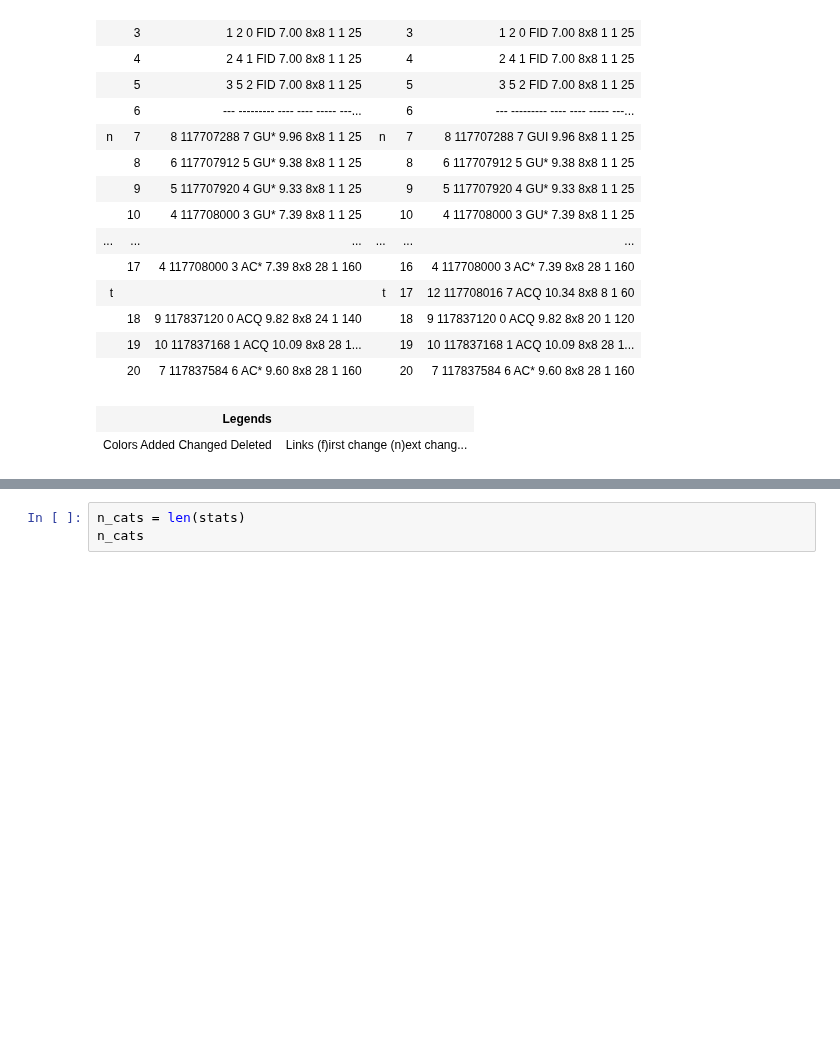
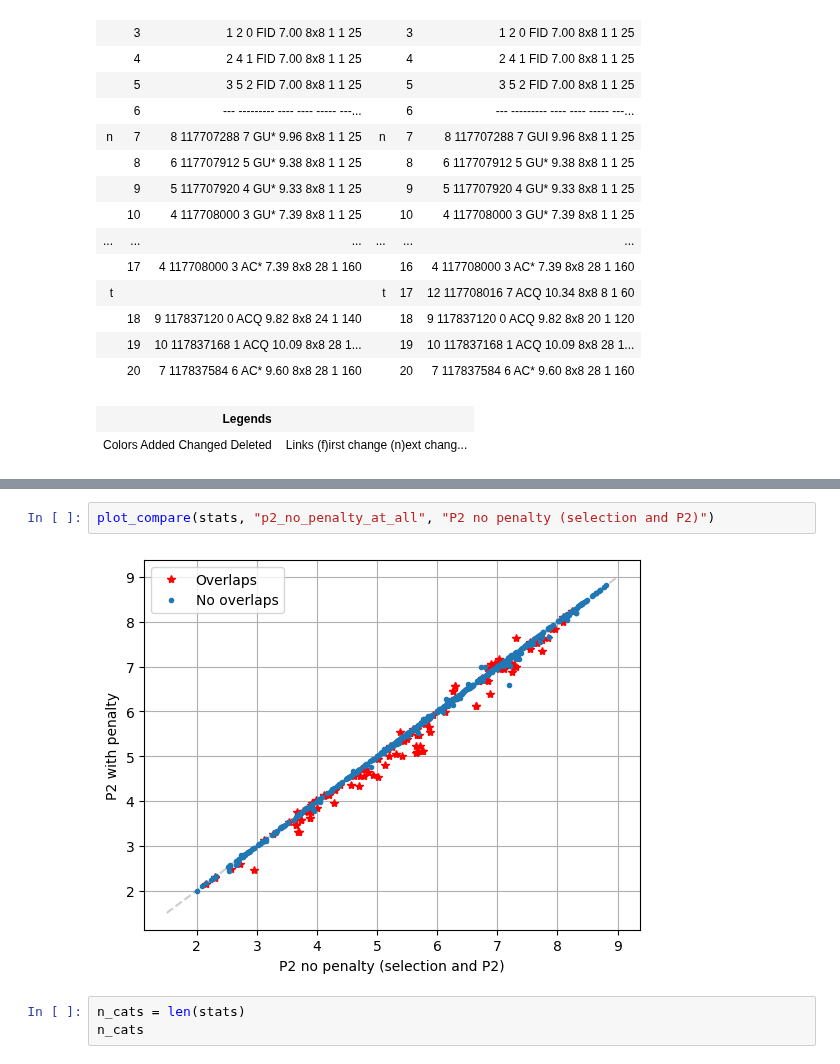
Before and after one commit to sot/proseco, a Jupyter notebook: validate/pr394-overlap-penalty-selection.ipynb, the cells around one changed output, grey strips where cells are left out. Cells and saved outputs as stored; diff of their text form; blank space fills up the shorter version.

```diff
--- a/validate/pr394-overlap-penalty-selection.ipynb
+++ b/validate/pr394-overlap-penalty-selection.ipynb
@@ -194,3 +200,7 @@ plt.legend();
+# %%
+plot_compare(stats, "p2_no_penalty_at_all", "P2 no penalty (selection and P2)")
+# %% [output]
+[figure, added]
 # %%
 n_cats = len(stats)
 n_cats
```
Also changed, not shown: parts of 4 cells of this notebook, 3 other files.
